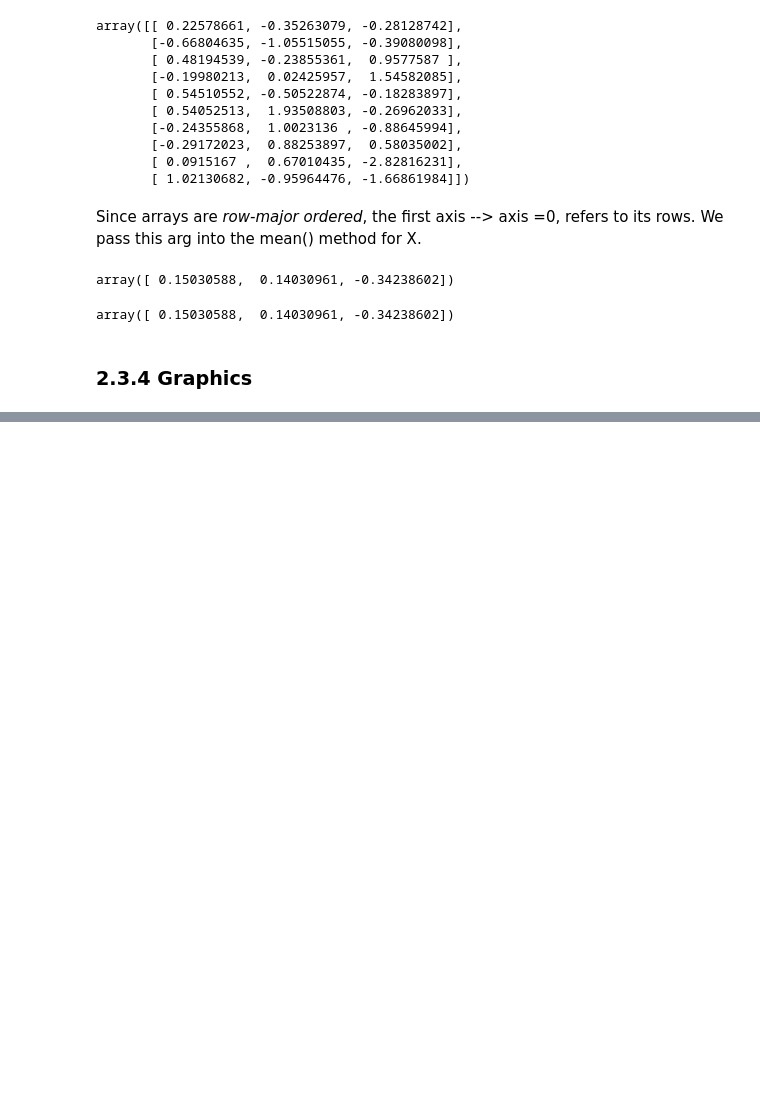
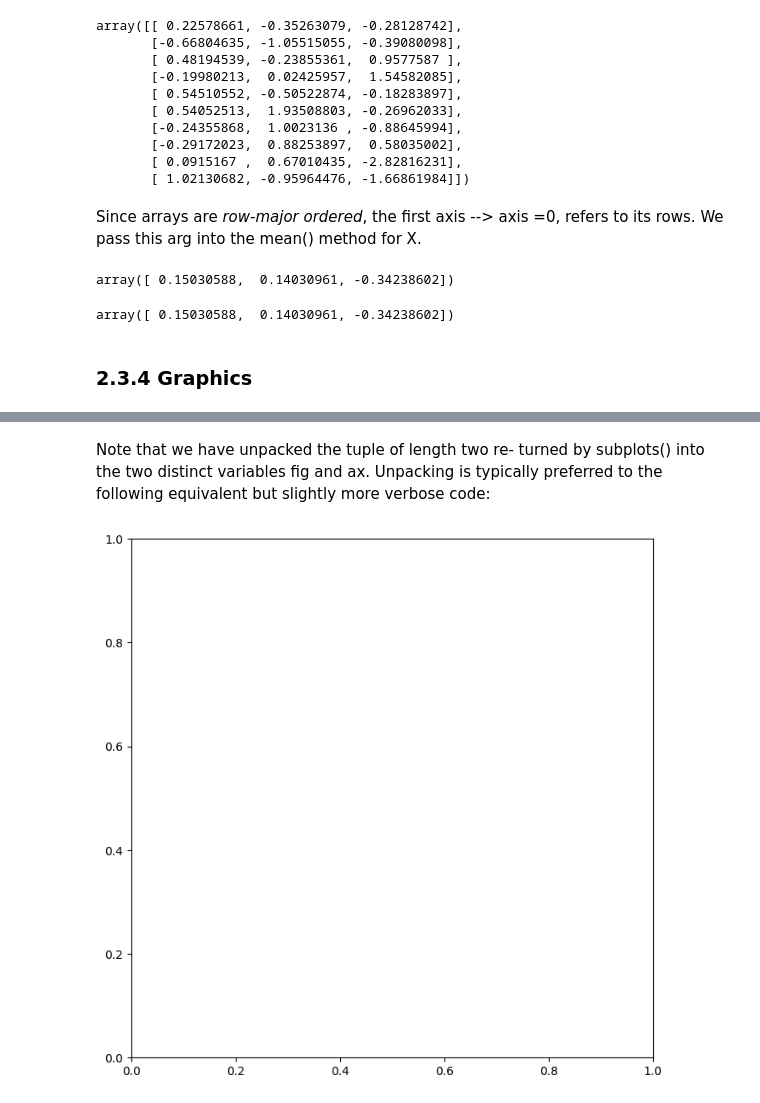
Before and after one commit to r0hankrishnan/islp, a Jupyter notebook: chapter_2/lab.ipynb, the cells around one changed output, grey strips where cells are left out. Drawn from its saved outputs; the diff is of its cells as text; code cells hidden in the pictures; blank space fills up the shorter version.

```diff
--- a/chapter_2/lab.ipynb
+++ b/chapter_2/lab.ipynb
@@ -352,0 +368,8 @@ array([ 0.15030588,  0.14030961, -0.34238602])
+# %% [markdown]
+Note that we have unpacked the tuple of length two re- turned by subplots() into the two distinct variables fig and ax. Unpacking is typically preferred to the following equivalent but slightly more verbose code:
+# %%
+output = subplots(figsize=(8, 8))
+fig = output[0]
+ax = output[1]
+# %% [output]
+[figure, added]
```
Also changed, not shown: parts of 24 cells of this notebook, 3 other files.
